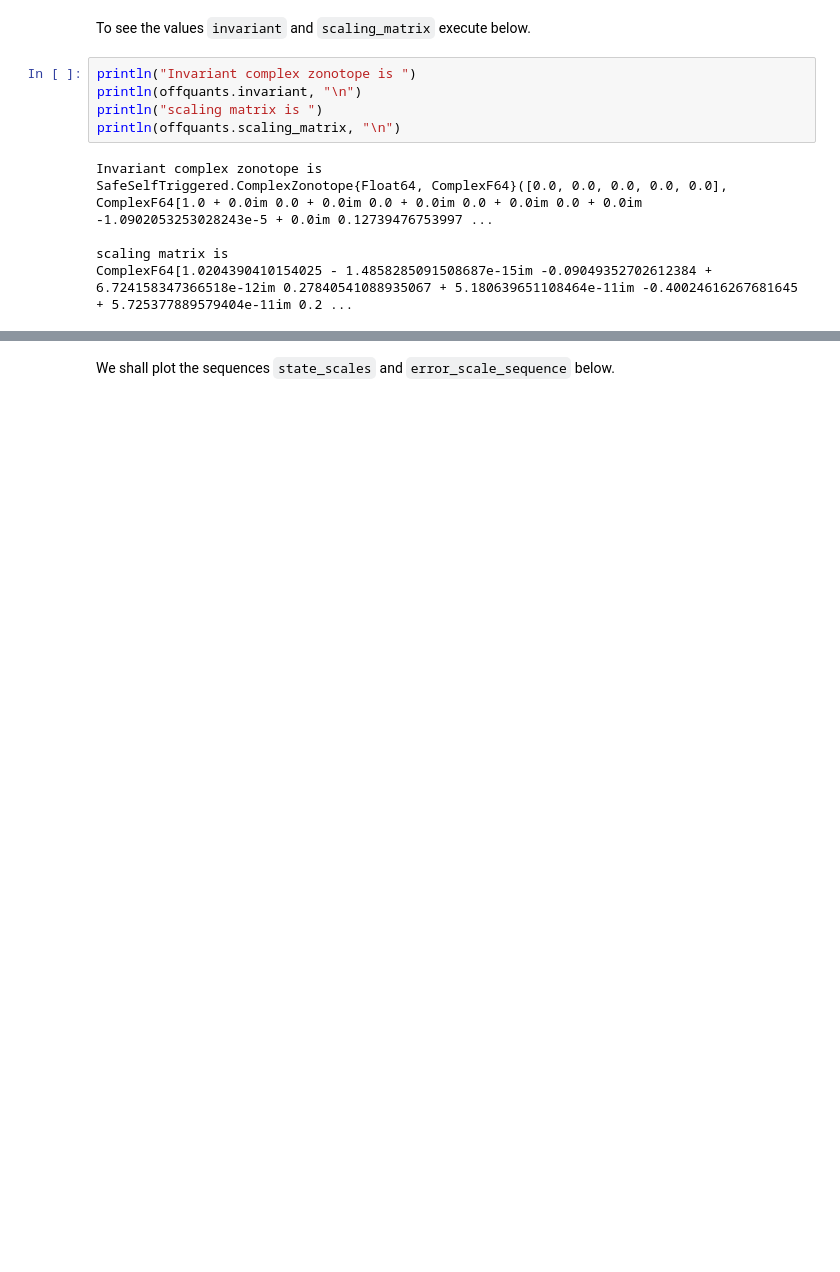
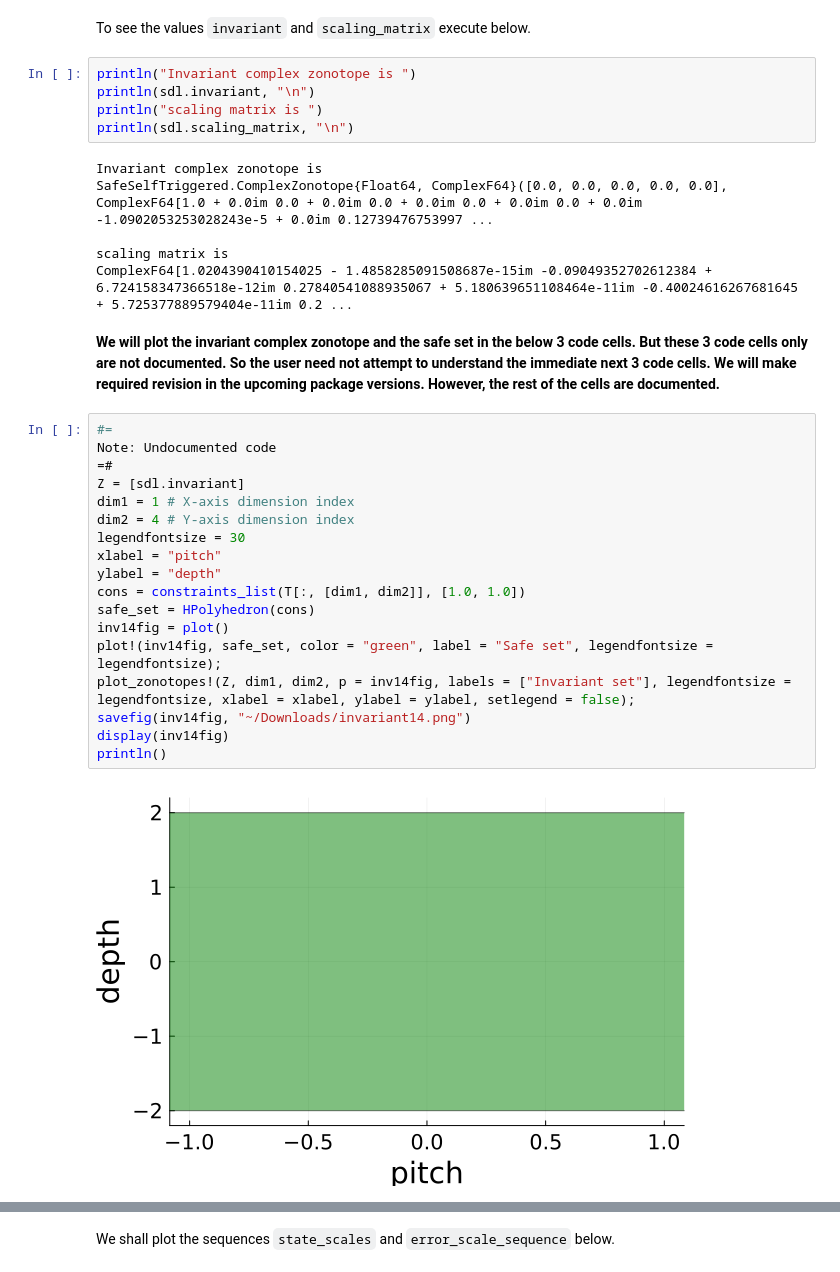
Before and after one commit to asarvind/SafeSelfTriggered.jl, a Jupyter notebook: docs/tutorial.ipynb, the cells around one changed output, grey strips where cells are left out. Cells and saved outputs as stored; diff of their text form; blank space fills up the shorter version.

```diff
--- a/docs/tutorial.ipynb
+++ b/docs/tutorial.ipynb
@@ -138,12 +213,34 @@ sopt.order_error_zonotope = 10
 To see the values `invariant` and `scaling_matrix` execute below.
 # %%
 println("Invariant complex zonotope is ")
-println(offquants.invariant, "\n")
+println(sdl.invariant, "\n")
 println("scaling matrix is ")
-println(offquants.scaling_matrix, "\n")
+println(sdl.scaling_matrix, "\n")
 # %% [output]
 Invariant complex zonotope is
 SafeSelfTriggered.ComplexZonotope{Float64, ComplexF64}([0.0, 0.0, 0.0, 0.0, 0.0], ComplexF64[1.0 + 0.0im 0.0 + 0.0im 0.0 + 0.0im 0.0 + 0.0im 0.0 + 0.0im -1.0902053253028243e-5 + 0.0im 0.12739476753997 ...
 
 scaling matrix is
 ComplexF64[1.0204390410154025 - 1.4858285091508687e-15im -0.09049352702612384 + 6.724158347366518e-12im 0.27840541088935067 + 5.180639651108464e-11im -0.40024616267681645 + 5.725377889579404e-11im 0.2 ...
+# %% [markdown]
+**We will plot the invariant complex zonotope and the safe set in the below 3 code cells.  But these 3 code cells only are not documented.  So the user need not attempt to understand the immediate next 3 code cells.  We will make required revision in the upcoming package versions.  However, the rest of the cells are documented.**
+# %%
+#=
+Note: Undocumented code
+=#
+Z = [sdl.invariant]
+dim1 = 1 # X-axis dimension index
+dim2 = 4 # Y-axis dimension index
+legendfontsize = 30
+xlabel = "pitch"
+ylabel = "depth"
+cons = constraints_list(T[:, [dim1, dim2]], [1.0, 1.0])
+safe_set = HPolyhedron(cons)
+inv14fig = plot()
+plot!(inv14fig, safe_set, color = "green", label = "Safe set", legendfontsize = legendfontsize);
+plot_zonotopes!(Z, dim1, dim2, p = inv14fig, labels = ["Invariant set"], legendfontsize = legendfontsize, xlabel = xlabel, ylabel = ylabel, setlegend = false);
+savefig(inv14fig, "~/Downloads/invariant14.png")
+display(inv14fig)
+println()
+# %% [output]
+[figure, added]
```
Also changed, not shown: parts of 27 cells of this notebook, 1 other file.
